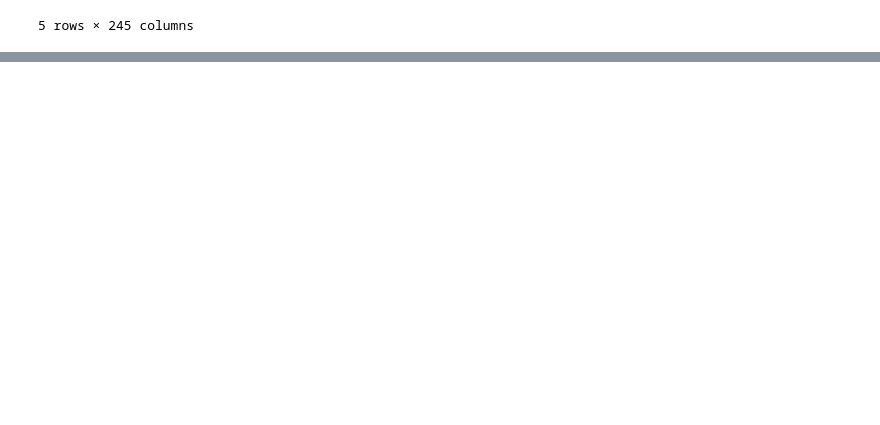
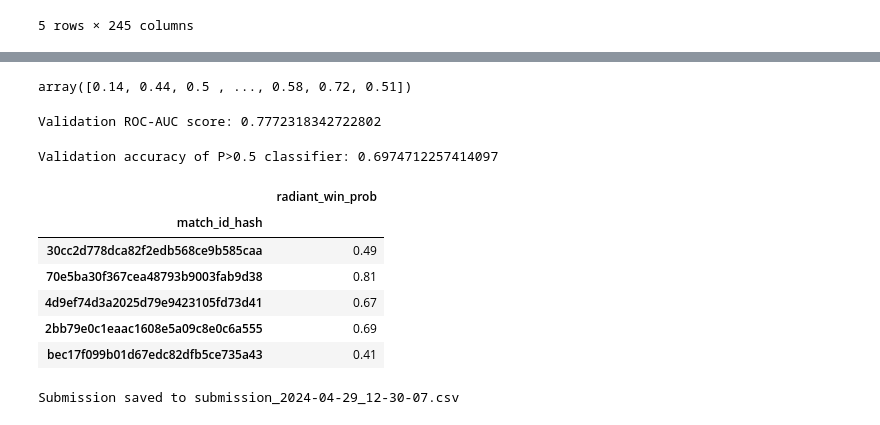
Before and after one commit to CodeMasterRU/DotaStreamlit, a Jupyter notebook: win_predict.ipynb, the cells around one changed output, grey strips where cells are left out. Cells and saved outputs as stored; diff of their text form; code cells hidden in the pictures; blank space fills up the shorter version.

```diff
--- a/win_predict.ipynb
+++ b/win_predict.ipynb
@@ -27,0 +38,14 @@ df_train_features.head()
+# %%
+X = df_train_features.values
+y = df_train_targets['radiant_win'].values
+# %%
+from sklearn.model_selection import train_test_split
+
+X_train, X_valid, y_train, y_valid = train_test_split(X, y,
+                                                      test_size=0.3,
+                                                      random_state=17)
+# %%
+%%time
+from sklearn.ensemble import RandomForestClassifier
+model = RandomForestClassifier(n_estimators=100, n_jobs=4, random_state=17)
+model.fit(X_train, y_train)
@@ -27,0 +58,45 @@ df_train_features.head()
+# %%
+y_pred
+# %% [output]
+array([0.14, 0.44, 0.5 , ..., 0.58, 0.72, 0.51])
+# %%
+from sklearn.metrics import roc_auc_score
+
+valid_score = roc_auc_score(y_valid, y_pred)
+print('Validation ROC-AUC score:', valid_score)
+# %% [output]
+Validation ROC-AUC score: 0.7772318342722802
+# %%
+from sklearn.metrics import accuracy_score
+
+valid_accuracy = accuracy_score(y_valid, y_pred > 0.5)
+print('Validation accuracy of P>0.5 classifier:', valid_accuracy)
+# %% [output]
+Validation accuracy of P>0.5 classifier: 0.6974712257414097
+# %%
+df_test_features = pd.read_csv(os.path.join(PATH_TO_DATA, 'test_features.csv'),
+                                   index_col='match_id_hash')
+
+X_test = df_test_features.values
+y_test_pred = model.predict_proba(X_test)[:, 1]
+
+df_submission = pd.DataFrame({'radiant_win_prob': y_test_pred},
+                                 index=df_test_features.index)
+# %%
+df_submission.head()
+# %% [output]
+|  | radiant_win_prob |
+| match_id_hash |  |
+| 30cc2d778dca82f2edb568ce9b585caa | 0.49 |
+| 70e5ba30f367cea48793b9003fab9d38 | 0.81 |
+| 4d9ef74d3a2025d79e9423105fd73d41 | 0.67 |
+| 2bb79e0c1eaac1608e5a09c8e0c6a555 | 0.69 |
+| bec17f099b01d67edc82dfb5ce735a43 | 0.41 |
+# %%
+import datetime
+submission_filename = 'submission_{}.csv'.format(
+    datetime.datetime.now().strftime('%Y-%m-%d_%H-%M-%S'))
+df_submission.to_csv(submission_filename)
+print('Submission saved to {}'.format(submission_filename))
+# %% [output]
+Submission saved to submission_2024-04-29_12-30-07.csv
```
Also changed, not shown: parts of 18 cells of this notebook, 2 other files.
